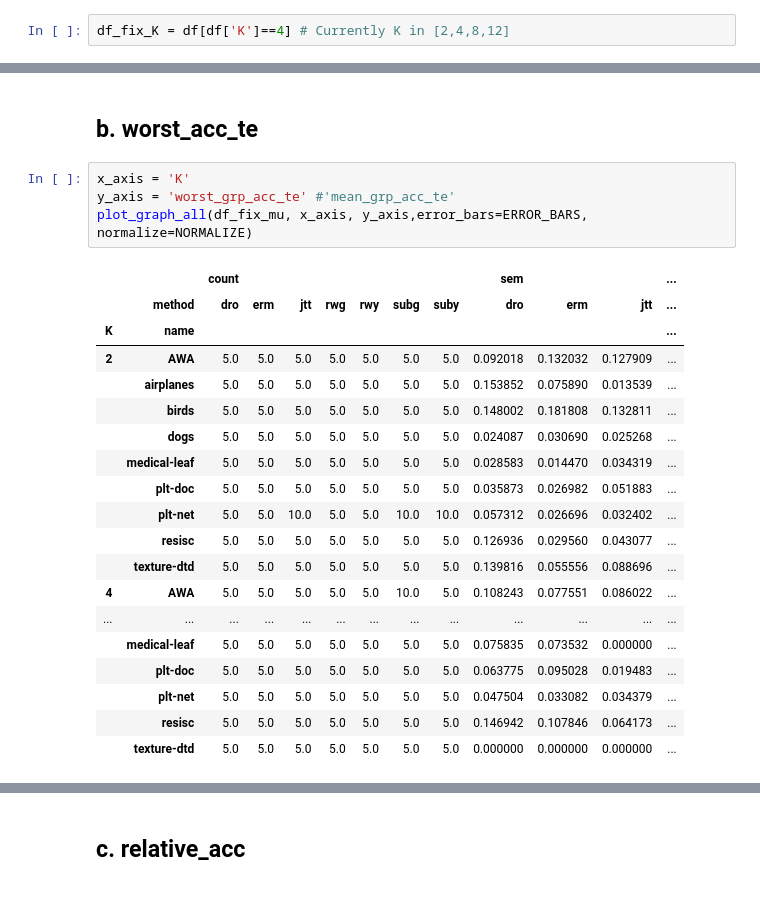
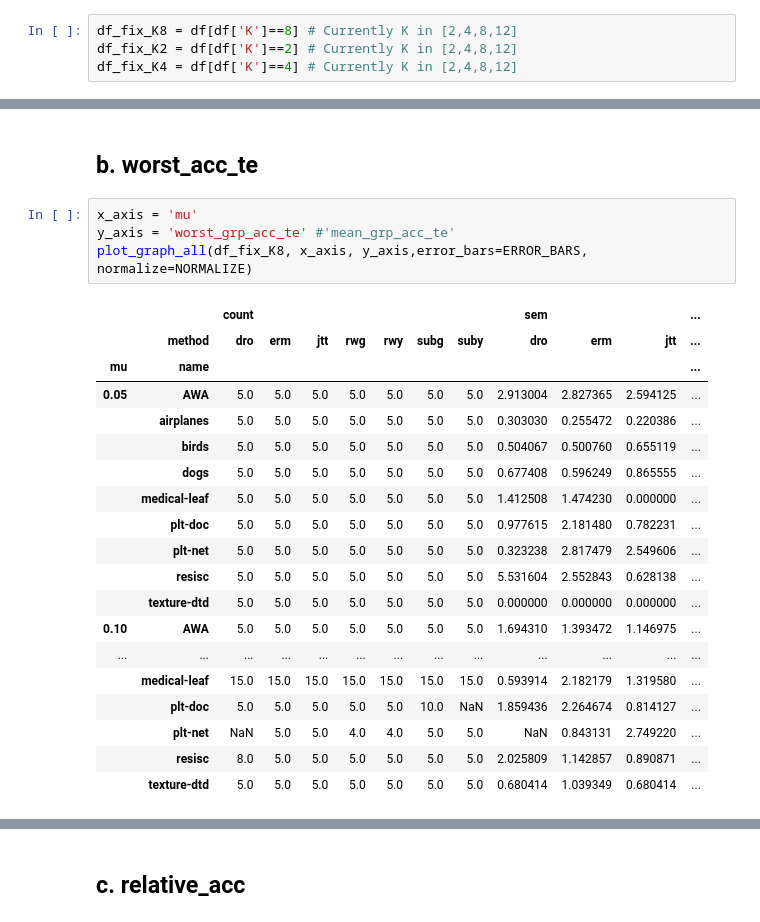
Before and after one commit to AurelienGauffre/SMABalancingGroups, a Jupyter notebook: SMA_Analysis.ipynb, the cells around one changed output, grey strips where cells are left out. Cells and saved outputs as stored; diff of their text form.

```diff
--- a/SMA_Analysis.ipynb
+++ b/SMA_Analysis.ipynb
@@ -445,6 +473,8 @@ NORMALIZE = False
 # %% [markdown]
 To analyse the impact of mu, we the **value of K is fixed**:
 # %%
-df_fix_K = df[df['K']==4] # Currently K in [2,4,8,12]
+df_fix_K8 = df[df['K']==8] # Currently K in [2,4,8,12]
+df_fix_K2 = df[df['K']==2] # Currently K in [2,4,8,12]
+df_fix_K4 = df[df['K']==4] # Currently K in [2,4,8,12]
 # %% [markdown]
 ## a. best_acc_te
@@ -467,29 +521,29 @@ ALL
 # %% [markdown]
 ## b. worst_acc_te
 # %%
-x_axis = 'K'
+x_axis = 'mu'
 y_axis = 'worst_grp_acc_te' #'mean_grp_acc_te'
-plot_graph_all(df_fix_mu, x_axis, y_axis,error_bars=ERROR_BARS, normalize=NORMALIZE)
+plot_graph_all(df_fix_K8, x_axis, y_axis,error_bars=ERROR_BARS, normalize=NORMALIZE)
 # %% [output]
 |  |  | count |  |  |  |  |  |  | sem |  |  | ... |
 |  | method | dro | erm | jtt | rwg | rwy | subg | suby | dro | erm | jtt | ... |
-| K | name |  |  |  |  |  |  |  |  |  |  | ... |
-| 2 | AWA | 5.0 | 5.0 | 5.0 | 5.0 | 5.0 | 5.0 | 5.0 | 0.092018 | 0.132032 | 0.127909 | ... |
-|  | airplanes | 5.0 | 5.0 | 5.0 | 5.0 | 5.0 | 5.0 | 5.0 | 0.153852 | 0.075890 | 0.013539 | ... |
-|  | birds | 5.0 | 5.0 | 5.0 | 5.0 | 5.0 | 5.0 | 5.0 | 0.148002 | 0.181808 | 0.132811 | ... |
-|  | dogs | 5.0 | 5.0 | 5.0 | 5.0 | 5.0 | 5.0 | 5.0 | 0.024087 | 0.030690 | 0.025268 | ... |
-|  | medical-leaf | 5.0 | 5.0 | 5.0 | 5.0 | 5.0 | 5.0 | 5.0 | 0.028583 | 0.014470 | 0.034319 | ... |
-|  | plt-doc | 5.0 | 5.0 | 5.0 | 5.0 | 5.0 | 5.0 | 5.0 | 0.035873 | 0.026982 | 0.051883 | ... |
-|  | plt-net | 5.0 | 5.0 | 10.0 | 5.0 | 5.0 | 10.0 | 10.0 | 0.057312 | 0.026696 | 0.032402 | ... |
-|  | resisc | 5.0 | 5.0 | 5.0 | 5.0 | 5.0 | 5.0 | 5.0 | 0.126936 | 0.029560 | 0.043077 | ... |
-|  | texture-dtd | 5.0 | 5.0 | 5.0 | 5.0 | 5.0 | 5.0 | 5.0 | 0.139816 | 0.055556 | 0.088696 | ... |
-| 4 | AWA | 5.0 | 5.0 | 5.0 | 5.0 | 5.0 | 10.0 | 5.0 | 0.108243 | 0.077551 | 0.086022 | ... |
+| mu | name |  |  |  |  |  |  |  |  |  |  | ... |
+| 0.05 | AWA | 5.0 | 5.0 | 5.0 | 5.0 | 5.0 | 5.0 | 5.0 | 2.913004 | 2.827365 | 2.594125 | ... |
+|  | airplanes | 5.0 | 5.0 | 5.0 | 5.0 | 5.0 | 5.0 | 5.0 | 0.303030 | 0.255472 | 0.220386 | ... |
+|  | birds | 5.0 | 5.0 | 5.0 | 5.0 | 5.0 | 5.0 | 5.0 | 0.504067 | 0.500760 | 0.655119 | ... |
+|  | dogs | 5.0 | 5.0 | 5.0 | 5.0 | 5.0 | 5.0 | 5.0 | 0.677408 | 0.596249 | 0.865555 | ... |
+|  | medical-leaf | 5.0 | 5.0 | 5.0 | 5.0 | 5.0 | 5.0 | 5.0 | 1.412508 | 1.474230 | 0.000000 | ... |
+|  | plt-doc | 5.0 | 5.0 | 5.0 | 5.0 | 5.0 | 5.0 | 5.0 | 0.977615 | 2.181480 | 0.782231 | ... |
+|  | plt-net | 5.0 | 5.0 | 5.0 | 5.0 | 5.0 | 5.0 | 5.0 | 0.323238 | 2.817479 | 2.549606 | ... |
+|  | resisc | 5.0 | 5.0 | 5.0 | 5.0 | 5.0 | 5.0 | 5.0 | 5.531604 | 2.552843 | 0.628138 | ... |
+|  | texture-dtd | 5.0 | 5.0 | 5.0 | 5.0 | 5.0 | 5.0 | 5.0 | 0.000000 | 0.000000 | 0.000000 | ... |
+| 0.10 | AWA | 5.0 | 5.0 | 5.0 | 5.0 | 5.0 | 5.0 | 5.0 | 1.694310 | 1.393472 | 1.146975 | ... |
 | ... | ... | ... | ... | ... | ... | ... | ... | ... | ... | ... | ... | ... |
-|  | medical-leaf | 5.0 | 5.0 | 5.0 | 5.0 | 5.0 | 5.0 | 5.0 | 0.075835 | 0.073532 | 0.000000 | ... |
-|  | plt-doc | 5.0 | 5.0 | 5.0 | 5.0 | 5.0 | 5.0 | 5.0 | 0.063775 | 0.095028 | 0.019483 | ... |
-|  | plt-net | 5.0 | 5.0 | 5.0 | 5.0 | 5.0 | 5.0 | 5.0 | 0.047504 | 0.033082 | 0.034379 | ... |
-|  | resisc | 5.0 | 5.0 | 5.0 | 5.0 | 5.0 | 5.0 | 5.0 | 0.146942 | 0.107846 | 0.064173 | ... |
-|  | texture-dtd | 5.0 | 5.0 | 5.0 | 5.0 | 5.0 | 5.0 | 5.0 | 0.000000 | 0.000000 | 0.000000 | ... |
+|  | medical-leaf | 15.0 | 15.0 | 15.0 | 15.0 | 15.0 | 15.0 | 15.0 | 0.593914 | 2.182179 | 1.319580 | ... |
+|  | plt-doc | 5.0 | 5.0 | 5.0 | 5.0 | 5.0 | 10.0 | NaN | 1.859436 | 2.264674 | 0.814127 | ... |
+|  | plt-net | NaN | 5.0 | 5.0 | 4.0 | 4.0 | 5.0 | 5.0 | NaN | 0.843131 | 2.749220 | ... |
+|  | resisc | 8.0 | 5.0 | 5.0 | 5.0 | 5.0 | 5.0 | 5.0 | 2.025809 | 1.142857 | 0.890871 | ... |
+|  | texture-dtd | 5.0 | 5.0 | 5.0 | 5.0 | 5.0 | 5.0 | 5.0 | 0.680414 | 1.039349 | 0.680414 | ... |
 # %%
 x_axis = 'mu'
 y_axis = 'worst_grp_acc_te' #'mean_grp_acc_te'
```
Also changed, not shown: parts of 26 cells of this notebook, 9 other files.
